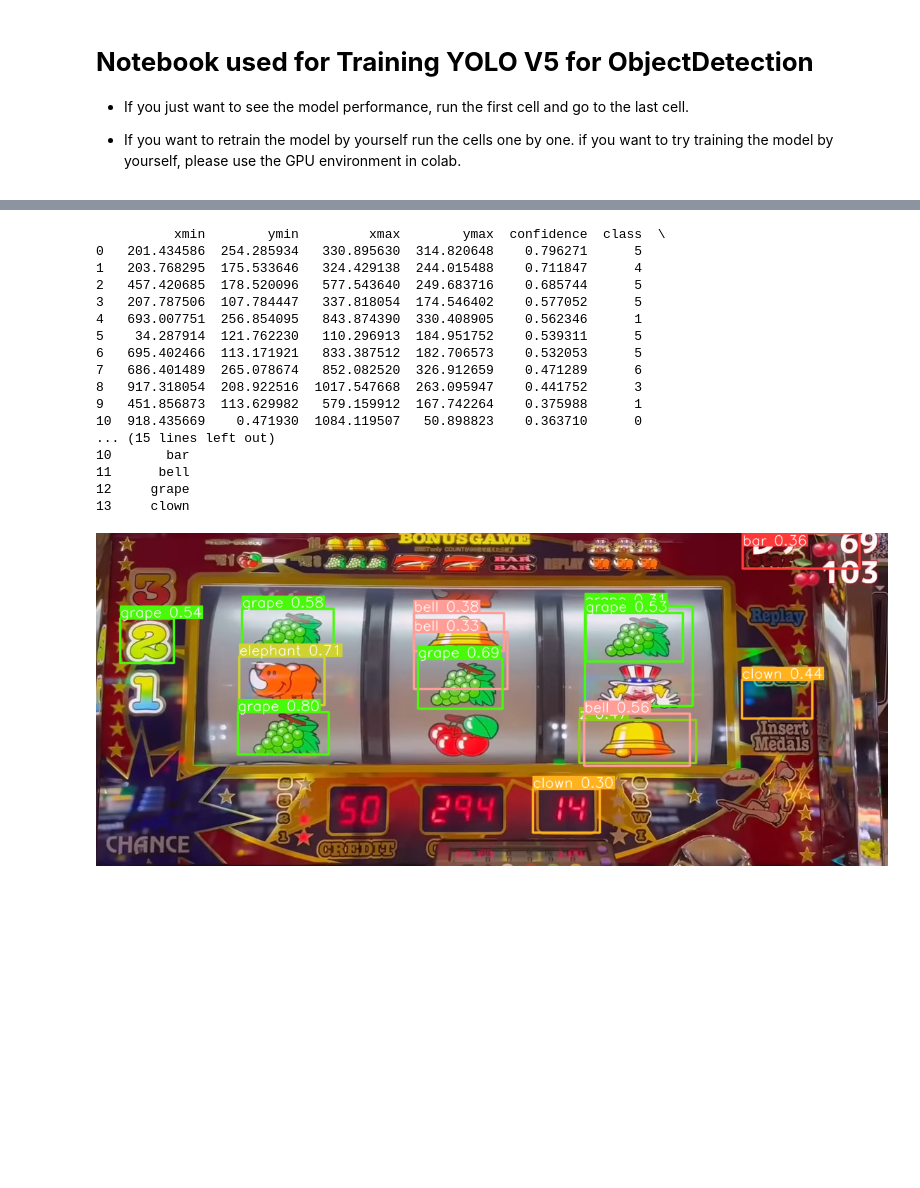
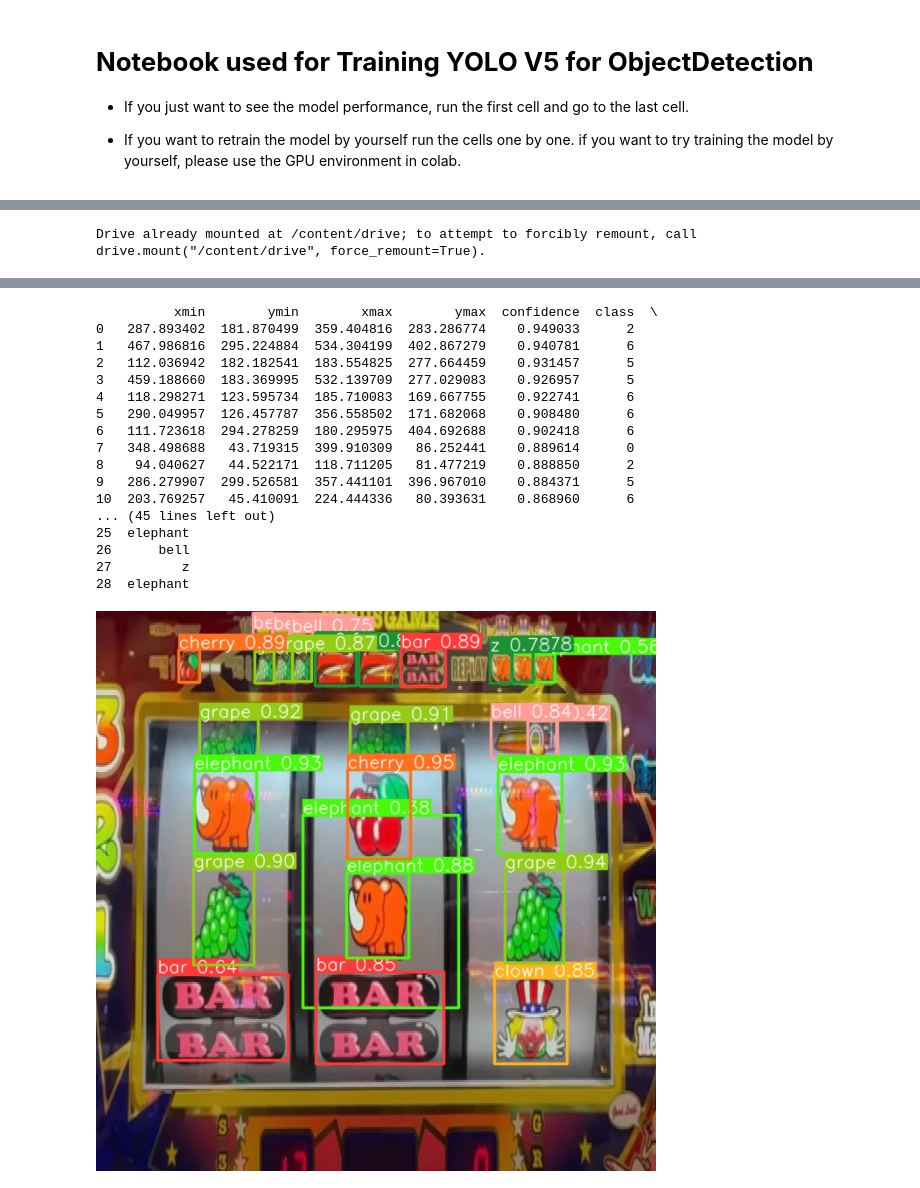
Before and after one commit to theUnrealSamurai/simple_classifier, a Jupyter notebook: object_detection/YOLO.ipynb, the cells around one changed output, grey strips where cells are left out. Drawn from its saved outputs; the diff is of its cells as text; code cells hidden in the pictures; blank space fills up the shorter version.

```diff
--- a/object_detection/YOLO.ipynb
+++ b/object_detection/YOLO.ipynb
@@ -129,0 +122,5 @@ Adding AutoShape...
+# %%
+from google.colab import drive
+drive.mount('/content/drive')
+# %% [output]
+Drive already mounted at /content/drive; to attempt to forcibly remount, call drive.mount("/content/drive", force_remount=True).
@@ -134,13 +133,15 @@ import torch
 from glob import glob
 
 # loading the trained model here.
-model = torch.hub.load('ultralytics/yolov5', 'custom', path='/content/simple_classifier/object_detection/trained_model/e18_s416_yolov5n.pt')
+model = torch.hub.load('ultralytics/yolov5', 'custom', path='/content/simple_classifier/object_detection/trained_model/yolov5_small/yolov5s_mAP938_P861_R893.pt')
 
 
 # change the path of the image here
 
 test_images = glob("/content/simple_classifier/object_detection/data/test_data/*.png")
-im = test_images[1] #this list contains all the images. pick a number from 0-14 to choose a picture for testing.
+valid_images = glob("/content/simple_classifier/object_detection/data/annotated_images/valid/images/*.jpg")
+
+im = valid_images[8] #this list contains all the images. pick a number from 0-14 to choose a picture for testing.
 
 
 results = model(im)
@@ -169,19 +157,19 @@ Model summary: 157 layers, 1768636 parameters, 0 gradients
 Adding AutoShape...
-          xmin        ymin         xmax        ymax  confidence  class  \
-0   201.434586  254.285934   330.895630  314.820648    0.796271      5
-1   203.768295  175.533646   324.429138  244.015488    0.711847      4
-2   457.420685  178.520096   577.543640  249.683716    0.685744      5
-3   207.787506  107.784447   337.818054  174.546402    0.577052      5
-4   693.007751  256.854095   843.874390  330.408905    0.562346      1
-5    34.287914  121.762230   110.296913  184.951752    0.539311      5
-6   695.402466  113.171921   833.387512  182.706573    0.532053      5
-7   686.401489  265.078674   852.082520  326.912659    0.471289      6
-8   917.318054  208.922516  1017.547668  263.095947    0.441752      3
-9   451.856873  113.629982   579.159912  167.742264    0.375988      1
-10  918.435669    0.471930  1084.119507   50.898823    0.363710      0
-... (15 lines left out)
-10       bar
-11      bell
-12     grape
-13     clown
+          xmin        ymin        xmax        ymax  confidence  class  \
+0   287.893402  181.870499  359.404816  283.286774    0.949033      2
+1   467.986816  295.224884  534.304199  402.867279    0.940781      6
+2   112.036942  182.182541  183.554825  277.664459    0.931457      5
+3   459.188660  183.369995  532.139709  277.029083    0.926957      5
+4   118.298271  123.595734  185.710083  169.667755    0.922741      6
+5   290.049957  126.457787  356.558502  171.682068    0.908480      6
+6   111.723618  294.278259  180.295975  404.692688    0.902418      6
+7   348.498688   43.719315  399.910309   86.252441    0.889614      0
+8    94.040627   44.522171  118.711205   81.477219    0.888850      2
+9   286.279907  299.526581  357.441101  396.967010    0.884371      5
+10  203.769257   45.410091  224.444336   80.393631    0.868960      6
+... (45 lines left out)
+25  elephant
+26      bell
+27         z
+28  elephant
-[figure, old version]
+[figure, new version]
```
Also changed, not shown: parts of 9 cells of this notebook.
